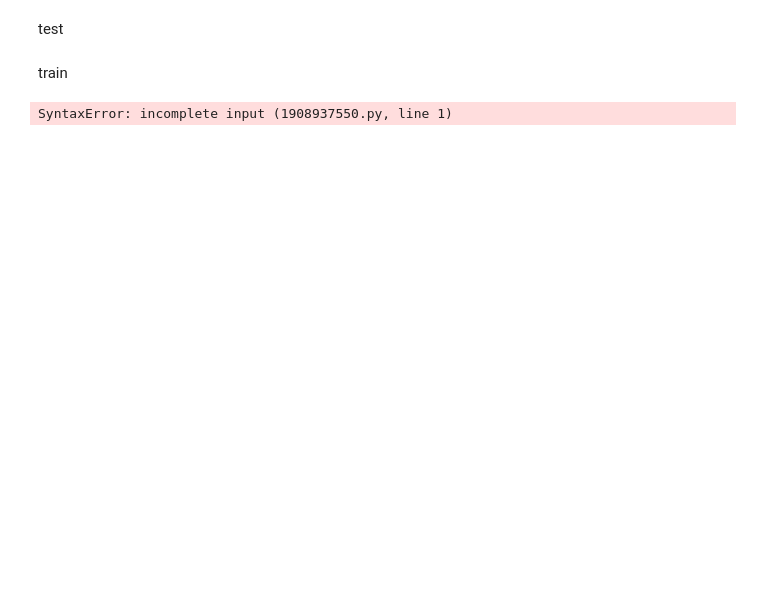
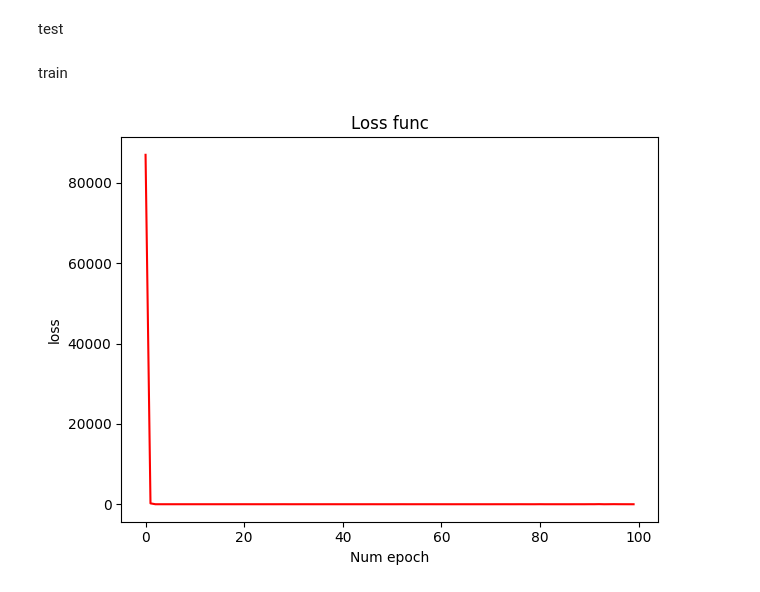
Before and after one commit to Filip-GG/TAU, a Jupyter notebook: 3/main.ipynb, the cells around one changed output. Drawn from its saved outputs; the diff is of its cells as text; code cells hidden in the pictures; blank space fills up the shorter version.

```diff
--- a/3/main.ipynb
+++ b/3/main.ipynb
@@ -79,16 +98,16 @@ class Net(nn.Module):
 # %% [markdown]
 test
-# %%
-def test(model, dataloader):
-    for i i
+# %%
+def test(model, dataloader):
+    score = []
+    for data in tqdm(dataloader):
+        inp, lable = data
+        inp, lable = inp.to(device), lable.to(device)
+
+        out = model(inp)
+
+        score.append(abs((lable-out).item()))
+    score = np.array(score)
+    return score.mean()
 # %% [markdown]
 train
-# %%
-def train(model, valloader, trainloader, optimizer, criterion, epoch):
-
-    loss_stats = {
-        "loss_func":[],
-        "valid_loss":[]
-    }
-# %% [output]
-SyntaxError: incomplete input (1908937550.py, line 1)
@@ -94,0 +148,24 @@ SyntaxError: incomplete input (1908937550.py, line 1)
+# %%
+optimizer = torch.optim.Adam(model.parameters(), lr=1e-2)
+criterion = nn.MSELoss()
+# %%
+stats = train(
+    model,
+    dataloader_val,
+    dataloader_train,
+    optimizer,
+    criterion,
+    100
+    )
+# %%
+plt.title('Loss func')
+plt.xlabel('Num epoch')
+plt.ylabel('loss')
+
+plt.plot(stats['loss_func'], 'r')
+
+plt.tight_layout()
+
+plt.show()
+# %% [output]
+[figure, added]
```
Also changed, not shown: parts of 8 cells of this notebook.
